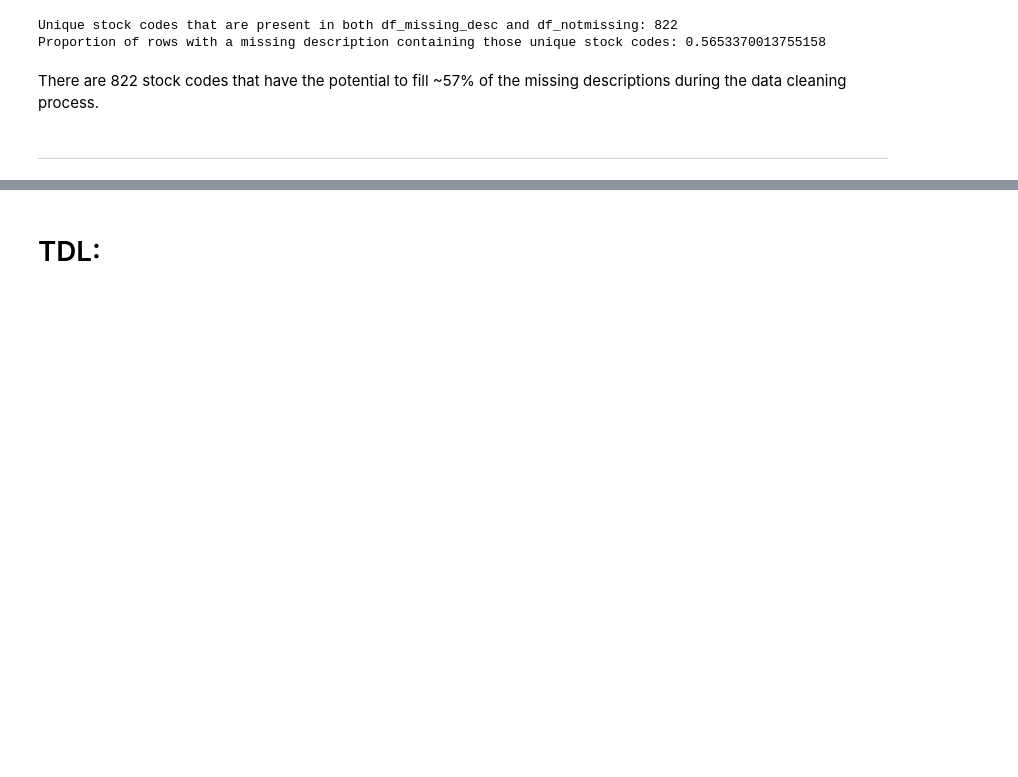
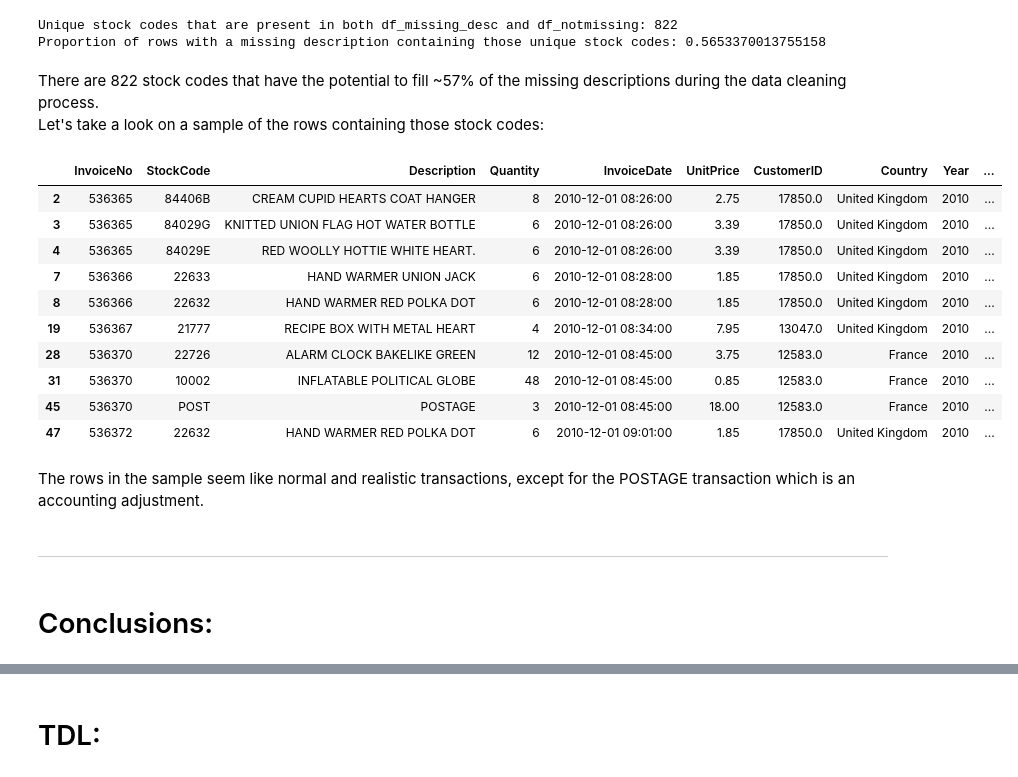
Before and after one commit to ahmed-nassr/online-retail, a Jupyter notebook: notebooks/01_raw_data_exploration.ipynb, the cells around one changed output, grey strips where cells are left out. Drawn from its saved outputs; the diff is of its cells as text; code cells hidden in the pictures; blank space fills up the shorter version.

```diff
--- a/notebooks/01_raw_data_exploration.ipynb
+++ b/notebooks/01_raw_data_exploration.ipynb
@@ -1044,6 +1116,25 @@ print('Proportion of rows with a missing description containing those unique sto
 Unique stock codes that are present in both df_missing_desc and df_notmissing: 822
 Proportion of rows with a missing description containing those unique stock codes: 0.5653370013755158
 # %% [markdown]
-There are 822 stock codes that have the potential to fill ~57% of the missing descriptions during the data cleaning process.
+There are 822 stock codes that have the potential to fill ~57% of the missing descriptions during the data cleaning process.\
+Let's take a look on a sample of the rows containing those stock codes:
+# %%
+df_special_stocks.head(10)
+# %% [output]
+|  | InvoiceNo | StockCode | Description | Quantity | InvoiceDate | UnitPrice | CustomerID | Country | Year | ... |
+| 2 | 536365 | 84406B | CREAM CUPID HEARTS COAT HANGER | 8 | 2010-12-01 08:26:00 | 2.75 | 17850.0 | United Kingdom | 2010 | ... |
+| 3 | 536365 | 84029G | KNITTED UNION FLAG HOT WATER BOTTLE | 6 | 2010-12-01 08:26:00 | 3.39 | 17850.0 | United Kingdom | 2010 | ... |
+| 4 | 536365 | 84029E | RED WOOLLY HOTTIE WHITE HEART. | 6 | 2010-12-01 08:26:00 | 3.39 | 17850.0 | United Kingdom | 2010 | ... |
+| 7 | 536366 | 22633 | HAND WARMER UNION JACK | 6 | 2010-12-01 08:28:00 | 1.85 | 17850.0 | United Kingdom | 2010 | ... |
+| 8 | 536366 | 22632 | HAND WARMER RED POLKA DOT | 6 | 2010-12-01 08:28:00 | 1.85 | 17850.0 | United Kingdom | 2010 | ... |
+| 19 | 536367 | 21777 | RECIPE BOX WITH METAL HEART | 4 | 2010-12-01 08:34:00 | 7.95 | 13047.0 | United Kingdom | 2010 | ... |
+| 28 | 536370 | 22726 | ALARM CLOCK BAKELIKE GREEN | 12 | 2010-12-01 08:45:00 | 3.75 | 12583.0 | France | 2010 | ... |
+| 31 | 536370 | 10002 | INFLATABLE POLITICAL GLOBE | 48 | 2010-12-01 08:45:00 | 0.85 | 12583.0 | France | 2010 | ... |
+| 45 | 536370 | POST | POSTAGE | 3 | 2010-12-01 08:45:00 | 18.00 | 12583.0 | France | 2010 | ... |
+| 47 | 536372 | 22632 | HAND WARMER RED POLKA DOT | 6 | 2010-12-01 09:01:00 | 1.85 | 17850.0 | United Kingdom | 2010 | ... |
+# %% [markdown]
+The rows in the sample seem like normal and realistic transactions, except for the POSTAGE transaction which is an accounting adjustment.
 # %% [markdown]
 ---
+# %% [markdown]
+# Conclusions:
```
Also changed, not shown: parts of 43 cells of this notebook.
